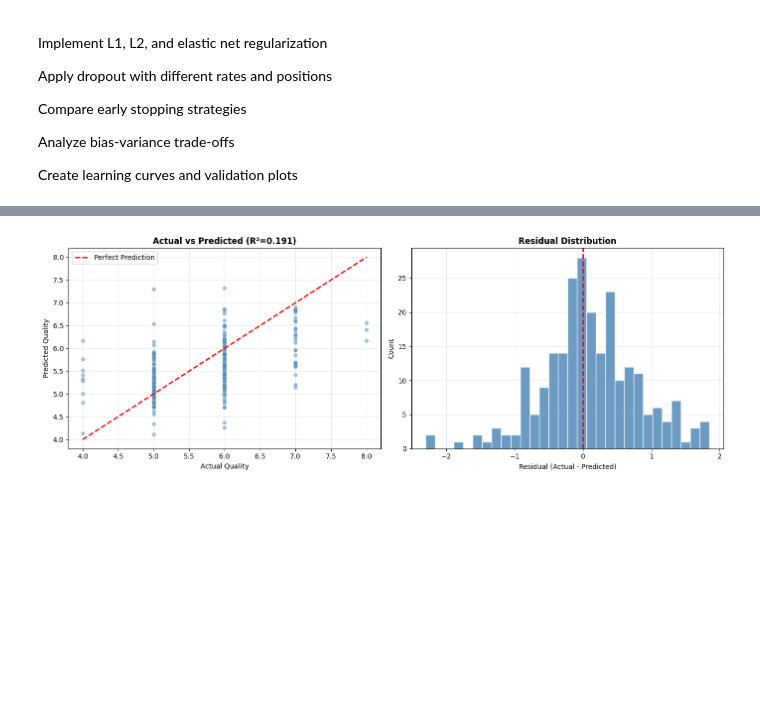
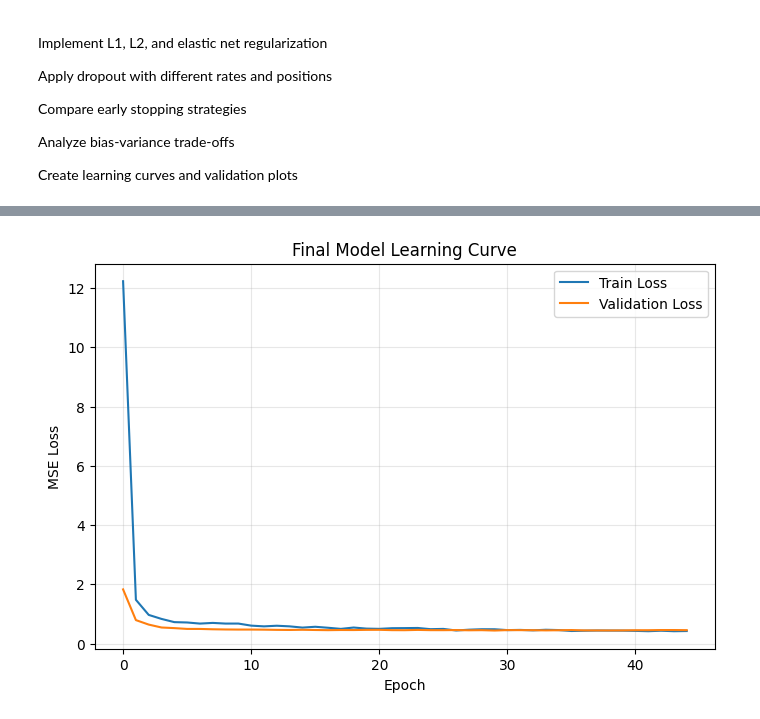
Before and after one commit to siddmkrj/Applied-Research-Topics-in-Deep-Learning, a Jupyter notebook: Week_2_CaseStudy_NeuralNetworks&AdvancedBackpropagation.ipynb, the cells around one changed output, grey strips where cells are left out. Cells and saved outputs as stored; diff of their text form; code cells hidden in the pictures; blank space fills up the shorter version.

```diff
--- a/Week_2_CaseStudy_NeuralNetworks&AdvancedBackpropagation.ipynb
+++ b/Week_2_CaseStudy_NeuralNetworks&AdvancedBackpropagation.ipynb
@@ -833,67 +833,76 @@ print("Training best model configuration...")
 
 best_model = keras.Sequential([
     layers.Input(shape=(INPUT_DIM,)),
+
     layers.Dense(128, kernel_initializer='he_normal'),
-    layers.BatchNormalization(), layers.Activation('swish'),
+    layers.LayerNormalization(),
+    layers.Activation('swish'),
+
     layers.Dense(64, kernel_initializer='he_normal',
-                  kernel_regularizer=keras.regularizers.L2(0.001)),
-    layers.BatchNormalization(), layers.Activation('swish'),
-    layers.Dropout(0.2),
+                 kernel_regularizer=keras.regularizers.L2(1e-4)),
+    layers.LayerNormalization(),
+    layers.Activation('swish'),
+
+    layers.Dropout(0.1),
+
     layers.Dense(32, kernel_initializer='he_normal',
-                  kernel_regularizer=keras.regularizers.L2(0.001)),
+                 kernel_regularizer=keras.regularizers.L2(1e-4)),
     layers.Activation('swish'),
+
     layers.Dense(1)
 ])
 
 best_model.compile(
     optimizer=keras.optimizers.Adam(0.001),
-    loss='mse', metrics=['mae']
+    loss='mse',
+    metrics=['mae']
 )
 
-es_final = keras.callbacks.EarlyStopping(monitor='val_loss', patience=15,
-                                          restore_best_weights=True)
-reduce_lr_final = keras.callbacks.ReduceLROnPlateau(monitor='val_loss',
-                                                     factor=0.5, patience=7)
+es_final = keras.callbacks.EarlyStopping(
+    monitor='val_loss',
+    patience=15,
+    restore_best_weights=True
+)
+
+reduce_lr_final = keras.callbacks.ReduceLROnPlateau(
+    monitor='val_loss',
+    factor=0.5,
+    patience=7,
+    min_lr=1e-6
+)
 
 final_hist = best_model.fit(
     X_train, y_train,
     validation_data=(X_val, y_val),
-    epochs=100, batch_size=64,
+    epochs=100,
+    batch_size=64,
     callbacks=[es_final, reduce_lr_final],
     verbose=1
 )
 
 # Test set evaluation
-y_pred = best_model.predict(X_test, verbose=0).flatten()
-test_mse = mean_squared_error(y_test, y_pred)
-test_mae = mean_absolute_error(y_test, y_pred)
-test_r2 = r2_score(y_test, y_pred)
+y_pred = best_model.predict(X_test).flatten()
 
-print(f"\n{'='*50}")
-print(f"TEST SET PERFORMANCE (Best Model)")
-print(f"{'='*50}")
-print(f"  MSE:  {test_mse:.4f}")
-print(f"  MAE:  {test_mae:.4f}  (avg error in quality units)")
-print(f"  RMSE: {np.sqrt(test_mse):.4f}")
-print(f"  R²:   {test_r2:.4f}  (explained variance)")
+mse = mean_squared_error(y_test, y_pred)
+mae = mean_absolute_error(y_test, y_pred)
+rmse = np.sqrt(mse)
+r2 = r2_score(y_test, y_pred)
 
-# Prediction plot
-fig, (ax1, ax2) = plt.subplots(1, 2, figsize=(14, 5))
-ax1.scatter(y_test, y_pred, alpha=0.5, color='steelblue', edgecolors='white', linewidth=0.3)
-ax1.plot([y_test.min(), y_test.max()], [y_test.min(), y_test.max()],
-          'r--', linewidth=2, label='Perfect Prediction')
-ax1.set_xlabel('Actual Quality'); ax1.set_ylabel('Predicted Quality')
-ax1.set_title(f'Actual vs Predicted (R²={test_r2:.3f})', fontweight='bold')
-ax1.legend(); ax1.grid(True, alpha=0.3)
+print("\n📊 Final Test Performance")
+print(f"MSE : {mse:.4f}")
+print(f"MAE : {mae:.4f}")
+print(f"RMSE: {rmse:.4f}")
+print(f"R²  : {r2:.4f}")
 
-residuals = y_test - y_pred
-ax2.hist(residuals, bins=30, color='steelblue', edgecolor='white', alpha=0.8)
-ax2.axvline(0, color='red', linestyle='--', linewidth=2)
-ax2.set_xlabel('Residual (Actual - Predicted)'); ax2.set_ylabel('Count')
-ax2.set_title('Residual Distribution', fontweight='bold')
-ax2.grid(True, alpha=0.3)
-
-plt.tight_layout()
+# Learning curve for final model
+plt.figure(figsize=(8, 5))
+plt.plot(final_hist.history['loss'], label='Train Loss')
+plt.plot(final_hist.history['val_loss'], label='Validation Loss')
+plt.title('Final Model Learning Curve')
+plt.xlabel('Epoch')
+plt.ylabel('MSE Loss')
+plt.legend()
+plt.grid(True, alpha=0.3)
 plt.show()
 # %% [output]
 Training best model configuration...
@@ -916,4 +925,4 @@ Epoch 6/100
-[figure, old version]
+[figure, new version]
 # %% [markdown]
 # Part 5: Written Analysis & Reflection
 
```
Also changed, not shown: parts of 8 cells of this notebook, 1 other file.
